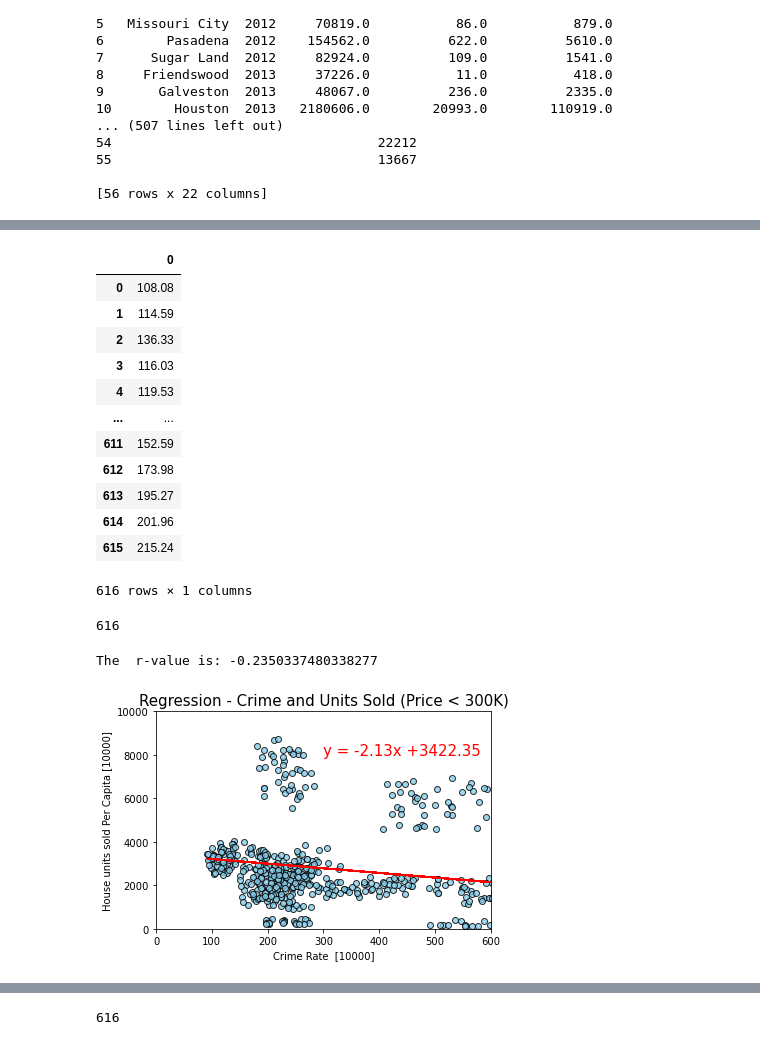
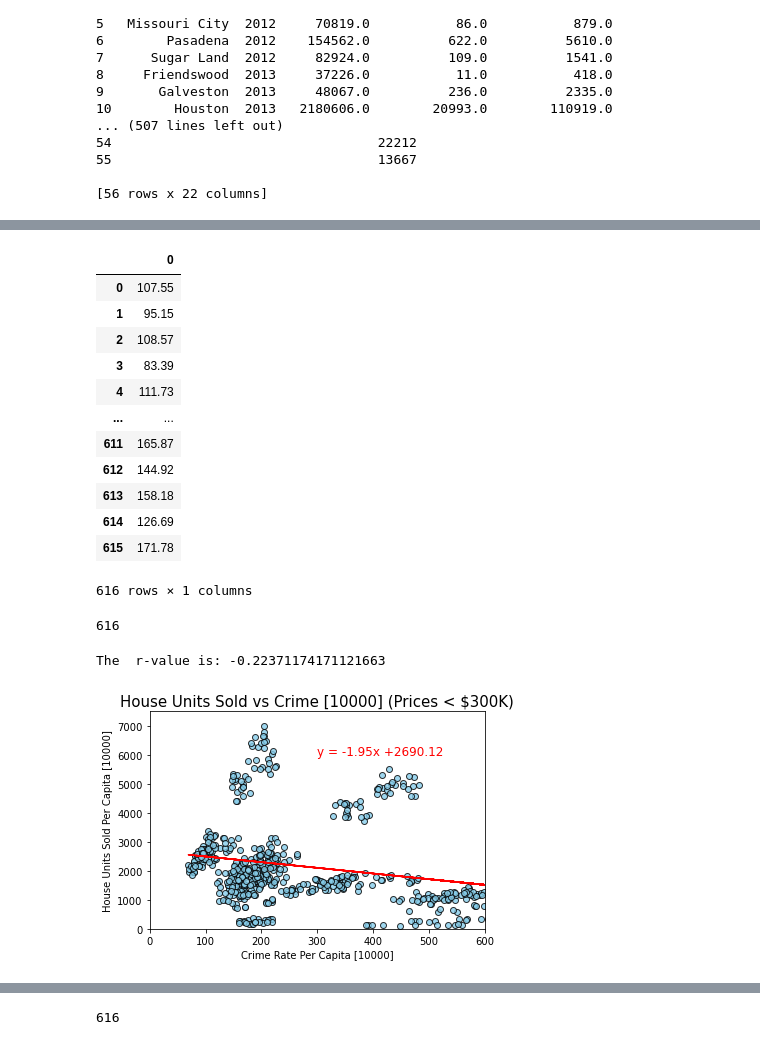
Before and after one commit to andresocorro/project_1, a Jupyter notebook: src_files/HousingAnalysisWithPrice.ipynb, the cells around one changed output, grey strips where cells are left out. Drawn from its saved outputs; the diff is of its cells as text; code cells hidden in the pictures.

Commit message:
completed regression analysis with redfin data

```diff
--- a/src_files/HousingAnalysisWithPrice.ipynb
+++ b/src_files/HousingAnalysisWithPrice.ipynb
@@ -122,16 +162,15 @@ print (mergedDF)
 # %%
-#build crime random sample
+#build crime random sample for cluster
 
 x_list = mergedDF['Total Crime Per Capita [10,000]']
 crimeRandomSample = []
 
 for item in x_list :
-    limit = 0.5 * item
+    limit = 0.20 * item
     lowLimit = item - limit
     upperLimit = item + limit
-
     for i in range (1,12) :
-        if (i/2 == 0) :
+        if (i % 2 == 0):
             x = round(random.uniform(lowLimit, item ),2)
         else :
             x = round(random.uniform(item, upperLimit ),2)
@@ -153,20 +192,20 @@ crimeRandomSampledf = pd.DataFrame(crimeRandomSample)
 crimeRandomSampledf
 # %% [output]
 |  | 0 |
-| 0 | 108.08 |
-| 1 | 114.59 |
-| 2 | 136.33 |
-| 3 | 116.03 |
-| 4 | 119.53 |
+| 0 | 107.55 |
+| 1 | 95.15 |
+| 2 | 108.57 |
+| 3 | 83.39 |
+| 4 | 111.73 |
 | ... | ... |
-| 611 | 152.59 |
-| 612 | 173.98 |
-| 613 | 195.27 |
-| 614 | 201.96 |
-| 615 | 215.24 |
+| 611 | 165.87 |
+| 612 | 144.92 |
+| 613 | 158.18 |
+| 614 | 126.69 |
+| 615 | 171.78 |
 616 rows × 1 columns
 # %%
-#build price bin samples for values than $300000
+#build price bin samples for values less than $300000
 
 y_list = (mergedDF['Estimate VALUE Between 0 and $300,000'] /mergedDF['Population']) * 10000
 
@@ -175,12 +214,12 @@ priceLessThan300kRandomSample = []
 previousItem = 0
 
 for item in y_list :
-    limit = 0.5 * item
+    limit = 0.20 * item
     lowLimit = item - limit
     upperLimit = item + limit
 
     for i in range (1,12) :
-        if (i/2 == 0) :
+        if (i%2 == 0) :
             x = round(random.uniform(lowLimit, item ),2)
         else :
             x = round(random.uniform(item, upperLimit ),2)
@@ -193,38 +232,38 @@ len (priceLessThan300kRandomSample)
 
 x_values = crimeRandomSampledf [0]
 y_values = priceLessThan300kRandomSample
 #df_LessThan300000 ['CrimeRandom'] = crimeRandomSample
 #df_GreaterThan500000['CrimeRandom'] = crimeRandomSample
 
 # Perform a linear regression on temperature vs. latitude
 (slope, intercept, rvalue, pvalue, stderr) = stats.linregress(x_values, y_values )
 
 
 # Get regression values
 regress_values = x_values * slope + intercept
 
  # Create line equation string
 line_eq = "y = " + str(round(slope,2)) + "x +" + str(round(intercept,2))
 
 # Create Plot
 plt.scatter(x_values,y_values, alpha=0.8, color ='skyblue', marker="o", edgecolor="black")
 plt.plot(x_values,regress_values,"r-")
 
 
 # Label plot and annotate the line equation
-plt.xlabel('Crime Rate  [10000]')
-plt.ylabel('House units sold Per Capita [10000]')
-plt.title('Regression - Crime and Units Sold (Price < 300K)', size=15)
-plt.ylim(0, 10000)
+plt.xlabel('Crime Rate Per Capita [10000]')
+plt.ylabel('House Units Sold Per Capita [10000]')
+plt.title('House Units Sold vs Crime [10000] (Prices < $300K)', size=15)
+plt.ylim(0, 7500)
 plt.xlim(0,600)
-plt.text(300,8000,line_eq, fontsize=15,color="red")
+plt.text(300,6000,line_eq, fontsize=12,color="red")
 
 
 # Save the plotted figures as .pngs
-output_path = os.path.join("..", "Images", "Regression-Crime and Units Sold (less 300K).png")
+output_path = os.path.join("..", "Images", "House Units Sold Vs Crime(less300K).png")
 plt.savefig(output_path)
 
 print(f"The  r-value is: {rvalue}")
 # %% [output]
-The  r-value is: -0.2350337480338277
+The  r-value is: -0.22371174171121663
-[figure, old version]
+[figure, new version]
```
Also changed, not shown: parts of 7 cells of this notebook, 22 other files.
